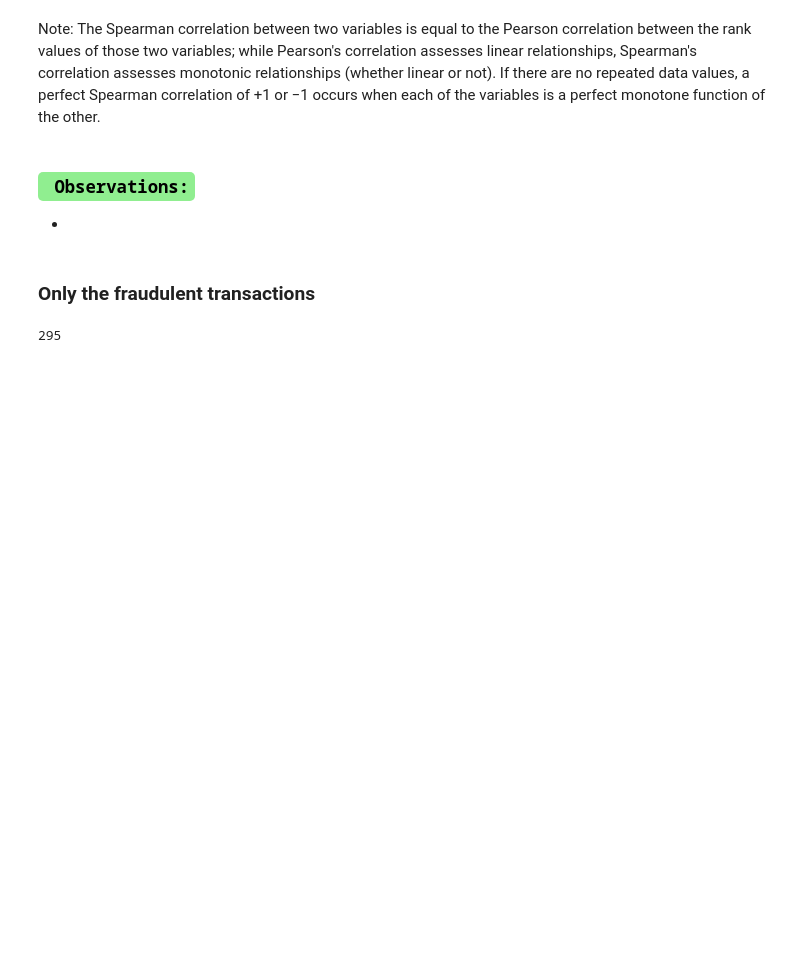
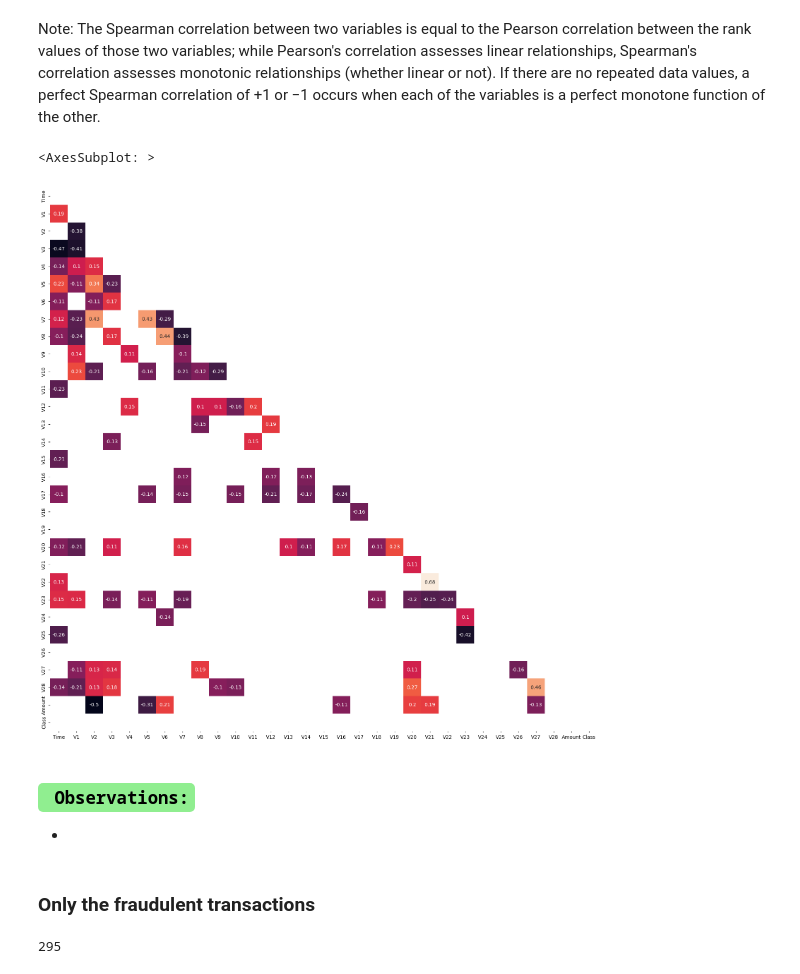
Before and after one commit to xmarkx/fraud_detection, a Jupyter notebook: Crredit_cards_fraud.ipynb, the cells around one changed output. Cells and saved outputs as stored; diff of their text form; code cells hidden in the pictures; blank space fills up the shorter version.

```diff
--- a/Crredit_cards_fraud.ipynb
+++ b/Crredit_cards_fraud.ipynb
@@ -23,9 +23,9 @@ from sklearn.ensemble import RandomForestClassifier
 # %%
 #Getting the data
 
-raw_data = pd.read_csv(r"C:\Users\katar\OneDrive\Dokumenty\Edukacja\Data Science\6_DS_Project\Project\03_Coding\Cards_data\creditcard.csv")
+# raw_data = pd.read_csv(r"C:\Users\katar\OneDrive\Dokumenty\Edukacja\Data Science\6_DS_Project\Project\03_Coding\Cards_data\creditcard.csv")
 
-#raw_data = pd.read_csv(r"D:\06_projekt_i_data_science\coding ground\raw data\onlinefraud.csv")
+raw_data = pd.read_csv(r"D:\06_projekt_i_data_science\coding ground\raw data\creditcard.csv")
 # %%
 raw_data.head()
 # %% [output]
@@ -232,7 +297,16 @@ _ = ax.set_title("Correlation Matrix", fontsize=15)
 Note:
 The Spearman correlation between two variables is equal to the Pearson correlation between the rank values of those two variables; while Pearson's correlation assesses linear relationships, Spearman's correlation assesses monotonic relationships (whether linear or not). If there are no repeated data values, a perfect Spearman correlation of +1 or −1 occurs when each of the variables is a perfect monotone function of the other.
 # %%
-corr_values=raw_train.corr()['Class']
+f, ax = plt.subplots(figsize=(20, 20))
+sns.heatmap(
+    correlation_matrix[(correlation_matrix<-0.1)|(correlation_matrix>0.1)],
+    mask=np.triu(np.ones_like(correlation_matrix, dtype=bool)),
+    annot=True,
+    cbar=False
+)
+# %% [output]
+<AxesSubplot: >
+[figure, added]
 # %% [markdown]
 ### **<code style="background:lightgreen;color:black"> Observations:</code>**
 -
```
Also changed, not shown: parts of 43 cells of this notebook, 1 other file.
